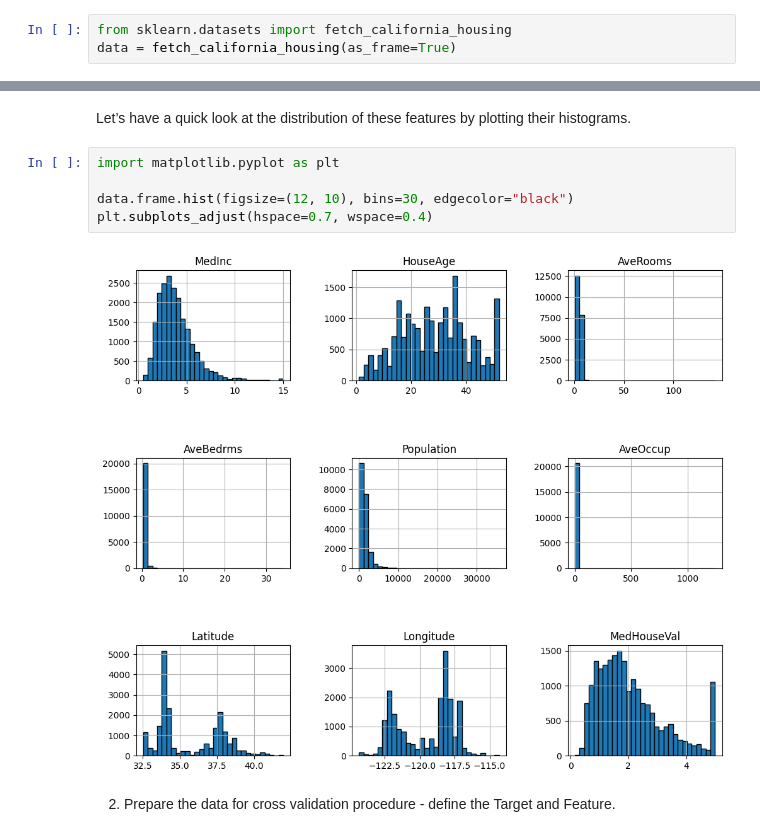
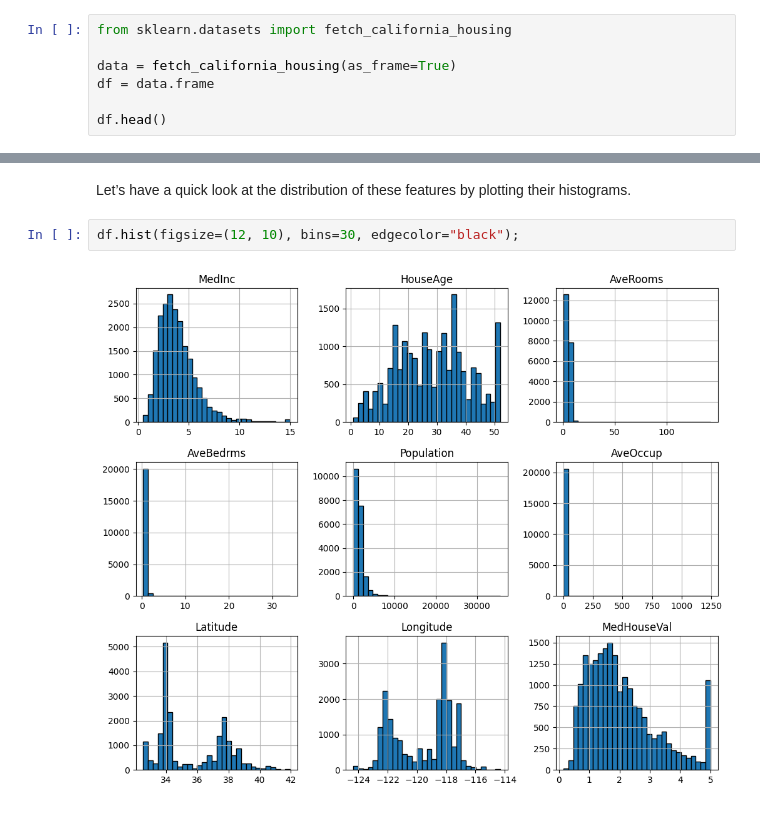
Before and after one commit to mibur1/psy112, a Jupyter notebook: book/1_basics/Exercises.ipynb, the cells around one changed output, grey strips where cells are left out. Drawn from its saved outputs; the diff is of its cells as text.

```diff
--- a/book/1_basics/Exercises.ipynb
+++ b/book/1_basics/Exercises.ipynb
@@ -9,3 +9,7 @@ Regression or Classification as quiz --> muss ich noch fixen
 # %%
 from sklearn.datasets import fetch_california_housing
+
 data = fetch_california_housing(as_frame=True)
+df = data.frame
+
+df.head()
@@ -46,11 +23,6 @@ Name: MedHouseVal, dtype: float64
 # %% [markdown]
 Let’s have a quick look at the distribution of these features by plotting their histograms.
 # %%
-import matplotlib.pyplot as plt
-
-data.frame.hist(figsize=(12, 10), bins=30, edgecolor="black")
-plt.subplots_adjust(hspace=0.7, wspace=0.4)
+df.hist(figsize=(12, 10), bins=30, edgecolor="black");
 # %% [output]
-[figure, old version]
+[figure, new version]
-# %% [markdown]
-2. Prepare the data for cross validation procedure - define the Target and Feature.
```
Also changed, not shown: parts of 14 cells of this notebook, 2 other files.
